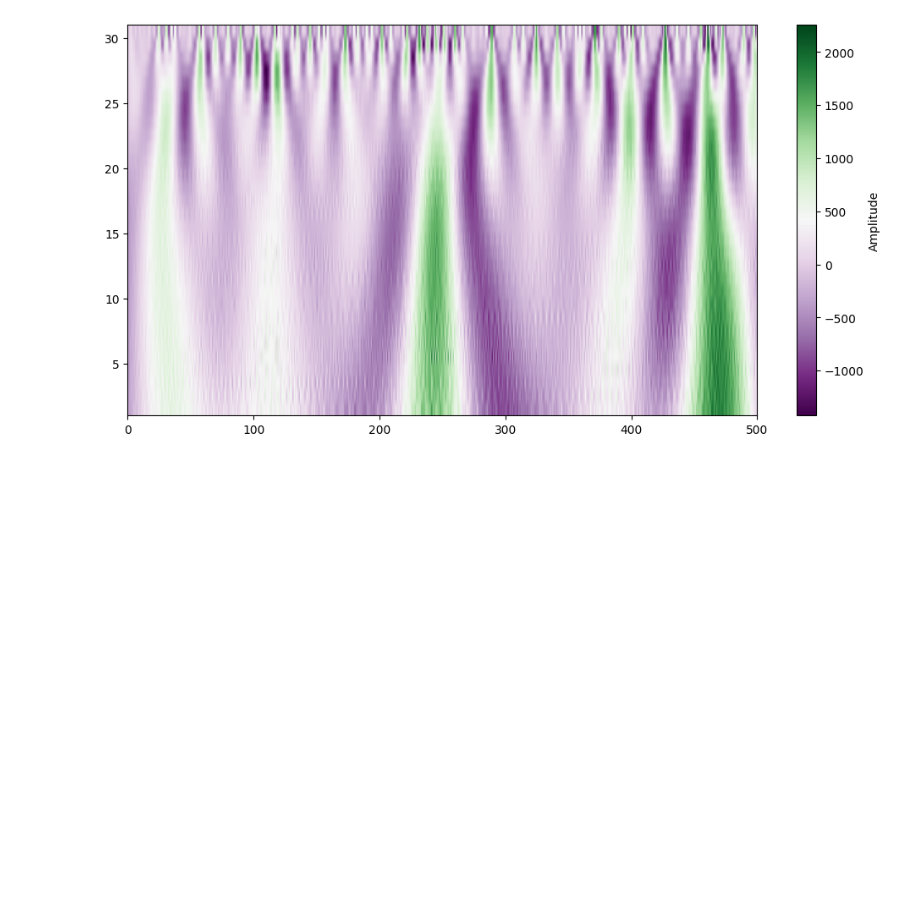
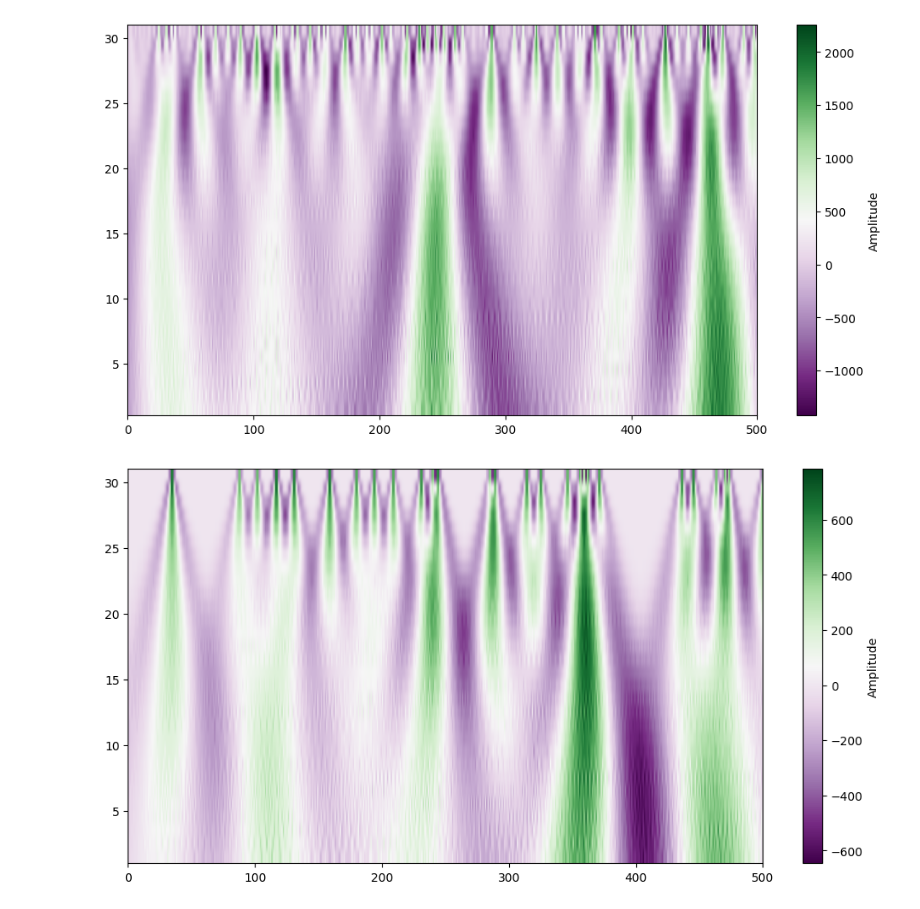
Before and after one commit to mailech/SmartEnergy-Consumption, a Jupyter notebook: Milestones/Milestone1/notebooks/Pre-Processing2.ipynb, the cells around one changed output. Cells and saved outputs as stored; diff of their text form; code cells hidden in the pictures; blank space fills up the shorter version.

```diff
--- a/Milestones/Milestone1/notebooks/Pre-Processing2.ipynb
+++ b/Milestones/Milestone1/notebooks/Pre-Processing2.ipynb
@@ -80,3 +80,22 @@ plt.colorbar(label='Amplitude')
 plt.show()
 # %% [output]
 [figure]
+# %%
+import pywt
+from scipy import signal
+target_col = 'microwave'
+width = np.arange(1,31)
+data = df[target_col].values[:500]
+scales = np.arange(1, 31)
+coefficients, frequencies = pywt.cwt(data, scales, 'mexh')
+
+plt.figure(figsize=(12,6))
+plt.imshow(coefficients,
+           extent=[0, 500, 1, 31],
+           cmap="PRGn",
+           aspect='auto',
+           vmax=abs(coefficients).max())
+plt.colorbar(label='Amplitude')
+plt.show()
+# %% [output]
+[figure, added]
```
